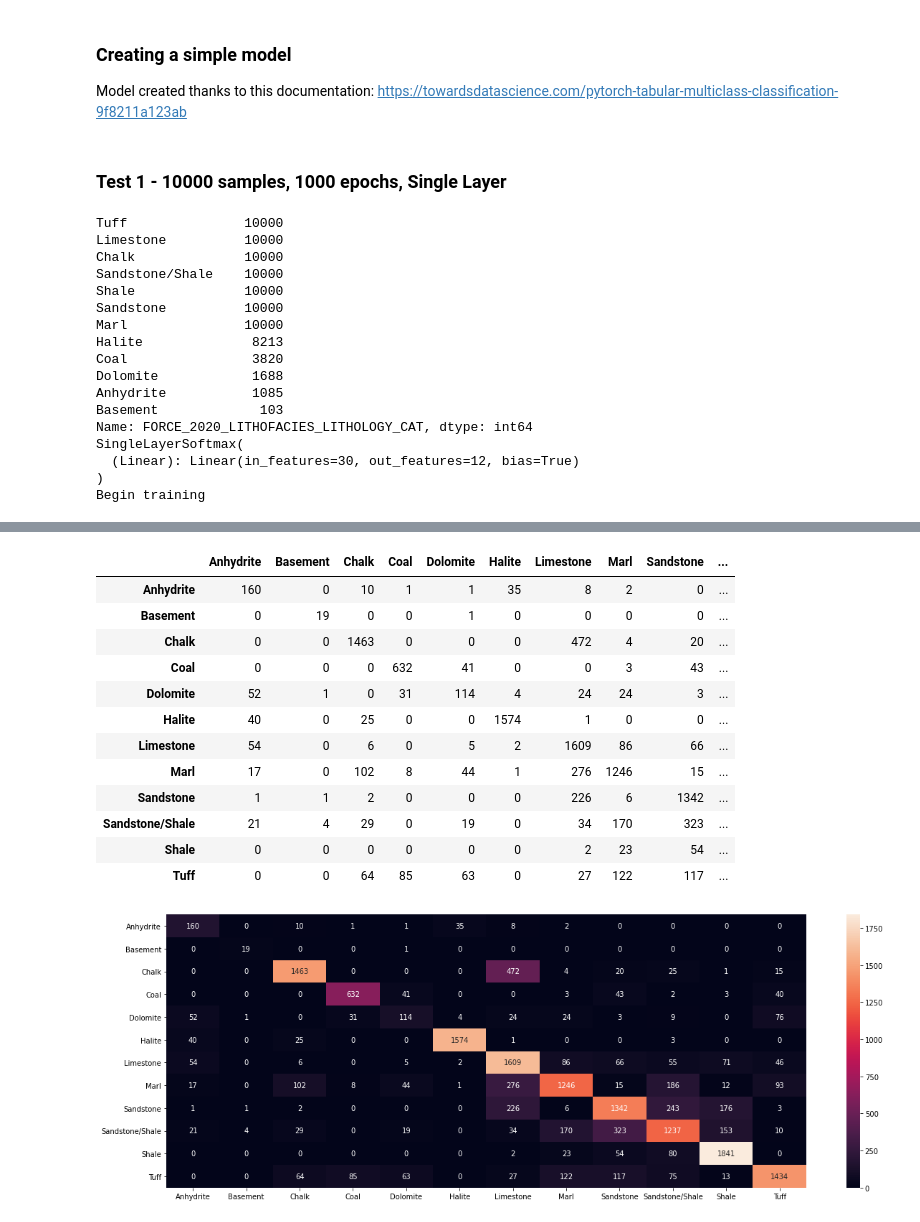
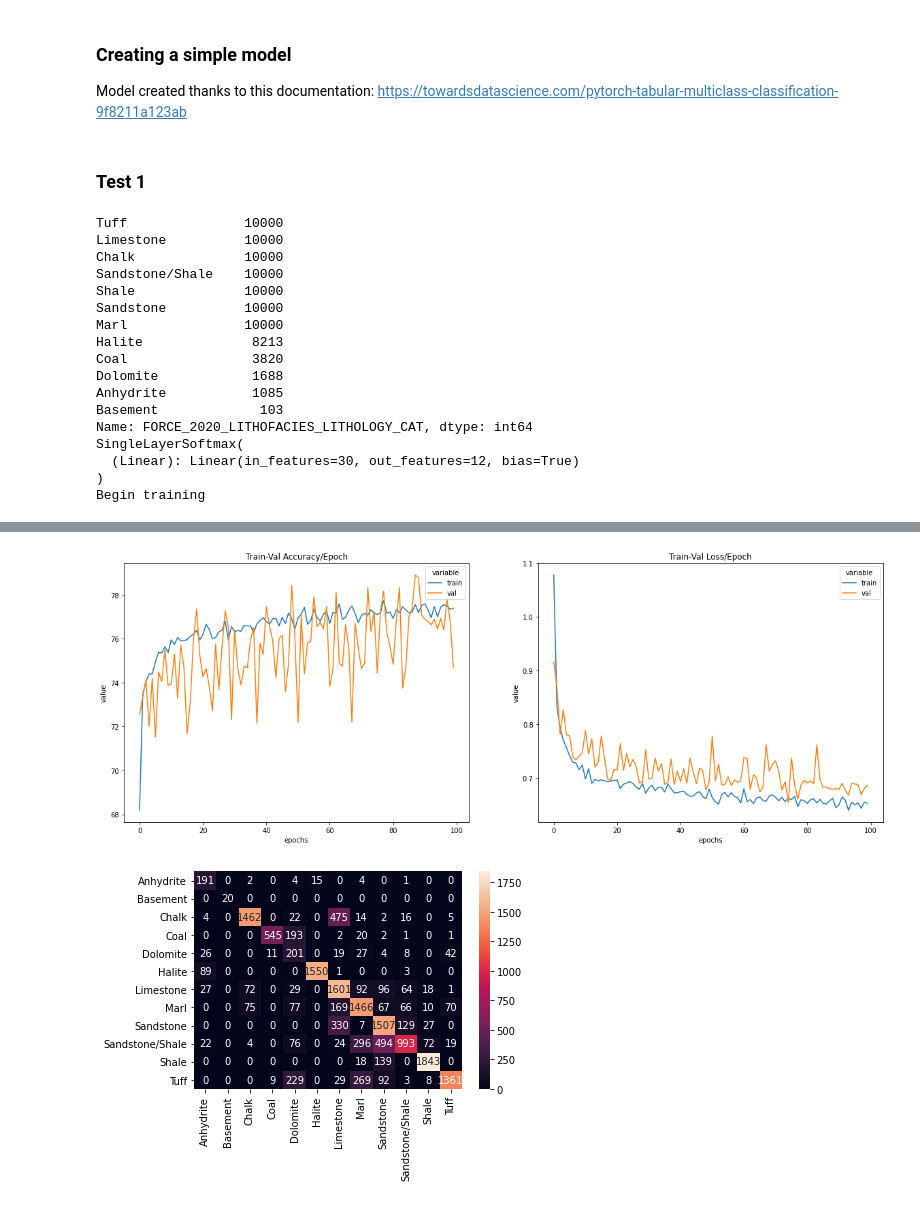
Before and after one commit to leonardoFiedler/neural-network-geoscience, a Jupyter notebook: First_Architecture.ipynb, the cells around one changed output, grey strips where cells are left out. Saved outputs shown, nothing was run; the diff lists cells and outputs as text; code cells hidden in the pictures.

Commit message:
Adjusted model and training

```diff
--- a/First_Architecture.ipynb
+++ b/First_Architecture.ipynb
@@ -95,16 +95,15 @@ def get_values_from_category(df_train, n_samples=1000):
 
     return df_data
 # %%
-from sklearn.preprocessing import StandardScaler
-from sklearn.preprocessing import OrdinalEncoder
+from sklearn.preprocessing import MinMaxScaler, OrdinalEncoder
 
 def transform_data(X_train, X_test, X_val, y_train, y_test, y_val):
-    std = StandardScaler()
+    scl = MinMaxScaler()
     oe = OrdinalEncoder()
 
-    X_train_transform = std.fit_transform(X_train)
-    X_test_transform = std.transform(X_test)
-    X_val_transform = std.transform(X_val)
+    X_train_transform = scl.fit_transform(X_train)
+    X_test_transform = scl.transform(X_test)
+    X_val_transform = scl.transform(X_val)
 
     y_train_enc = oe.fit_transform(y_train)
     y_test_enc = oe.transform(y_test)
@@ -171,6 +255,14 @@ class SingleLayerSoftmax(nn.Module):
 def load_model(model_name, num_features, num_classes):
     if model_name == 'single_layer':
         return SingleLayerSoftmax(num_features, num_classes)
+    elif model_name == 'multi_layer':
+        return MultiLayerSoftmax(num_features, num_classes)
+    elif model_name == 'multi_layer_relu':
+        return MultiLayerReLUSoftmax(num_features, num_classes)
+    elif model_name == 'multi_layer_relu_batch_norm':
+        return MultiLayerReLUBatchNormSoftmax(num_features, num_classes)
+    elif model_name == 'multi_layer_relu_batch_norm_dropout':
+        return MultiLayerReLUBatchNormDropoutSoftmax(num_features, num_classes)
 # %% [markdown]
 ### Creating a simple model
 
@@ -248,7 +340,6 @@ def fit_model(
     val_loader = DataLoader(dataset=val_dataset, batch_size=1)
     test_loader = DataLoader(dataset=test_dataset, batch_size=1)
 
-    # model = SingleLayerSoftmax(NUM_FEATURES, NUM_CLASSES)
     model = load_model(model_name, NUM_FEATURES, NUM_CLASSES)
     criterion = nn.CrossEntropyLoss(weight=class_weights)
     optimizer = optim.Adam(model.parameters(), lr=learning_rate)
@@ -350,13 +441,15 @@ def fit_model(
     }
 
     # Confusion Matrix
-    ax = plt.subplot()
+    # ax = plt.subplot()
+    plt.figure()
     confusion_matrix_df = pd.DataFrame(confusion_matrix(y_test, y_pred_list)).rename(columns=idx2class, index=idx2class)
-    sns.heatmap(confusion_matrix_df, annot=True, fmt='g', ax=ax)
+    # sns.heatmap(confusion_matrix_df, annot=True, fmt='g', ax=ax)
+    sns.heatmap(confusion_matrix_df, annot=True, fmt='g')
 
     print(classification_report(y_test, y_pred_list))
 # %% [markdown]
-### Test 1 - 10000 samples, 1000 epochs, Single Layer
+### Test 1
 # %%
 df_partial_data = get_values_from_category(df_train, n_samples=10000)
 df_partial_data.head()
@@ -370,7 +463,7 @@ X = df_partial_data[['DEPTH_MD', 'X_LOC', 'Y_LOC', 'Z_LOC', 'CALI', 'RSHA', 'RME
     'FORMATION_encoded']]
 Y = df_partial_data[['FORCE_2020_LITHOFACIES_LITHOLOGY_CAT']]
 
-#Dataset division: 70:20:10
+#Dataset division: 60:20:20
 X_train_val, X_test, y_train_val, y_test = train_test_split(X, Y,
                                                     stratify=Y,
                                                     test_size=0.2,
@@ -378,14 +471,14 @@ X_train_val, X_test, y_train_val, y_test = train_test_split(X, Y,
 
 X_train, X_val, y_train, y_val = train_test_split(X_train_val, y_train_val,
                                                     stratify=y_train_val,
-                                                    test_size=0.1,
+                                                    test_size=0.2,
                                                     random_state=42)
 
 X_train_transform, X_test_transform, X_val_transform, y_train_transform, y_test_transform, y_val_transform = transform_data(X_train, X_test, X_val, y_train, y_test, y_val)
 
 fit_model(
     X_train_transform, y_train_transform, X_test_transform, y_test_transform, X_val_transform, y_val_transform,
-    epochs=1000, batch_size=16, num_classes=12, learning_rate=0.01,
+    epochs=100, batch_size=16, num_classes=12, learning_rate=0.01,
     model_name='single_layer'
 )
 # %% [output]
@@ -429,14 +519,2 @@ weighted avg       0.76      0.75      0.75     16982
-|  | Anhydrite | Basement | Chalk | Coal | Dolomite | Halite | Limestone | Marl | Sandstone | ... |
-| Anhydrite | 160 | 0 | 10 | 1 | 1 | 35 | 8 | 2 | 0 | ... |
-| Basement | 0 | 19 | 0 | 0 | 1 | 0 | 0 | 0 | 0 | ... |
-| Chalk | 0 | 0 | 1463 | 0 | 0 | 0 | 472 | 4 | 20 | ... |
-| Coal | 0 | 0 | 0 | 632 | 41 | 0 | 0 | 3 | 43 | ... |
-| Dolomite | 52 | 1 | 0 | 31 | 114 | 4 | 24 | 24 | 3 | ... |
-| Halite | 40 | 0 | 25 | 0 | 0 | 1574 | 1 | 0 | 0 | ... |
-| Limestone | 54 | 0 | 6 | 0 | 5 | 2 | 1609 | 86 | 66 | ... |
-| Marl | 17 | 0 | 102 | 8 | 44 | 1 | 276 | 1246 | 15 | ... |
-| Sandstone | 1 | 1 | 2 | 0 | 0 | 0 | 226 | 6 | 1342 | ... |
-| Sandstone/Shale | 21 | 4 | 29 | 0 | 19 | 0 | 34 | 170 | 323 | ... |
-| Shale | 0 | 0 | 0 | 0 | 0 | 0 | 2 | 23 | 54 | ... |
-| Tuff | 0 | 0 | 64 | 85 | 63 | 0 | 27 | 122 | 117 | ... |
-[figure, old version]
+[figure, new version]
+[figure, added]
```
Also changed, not shown: parts of 18 cells of this notebook, 1 other file.
